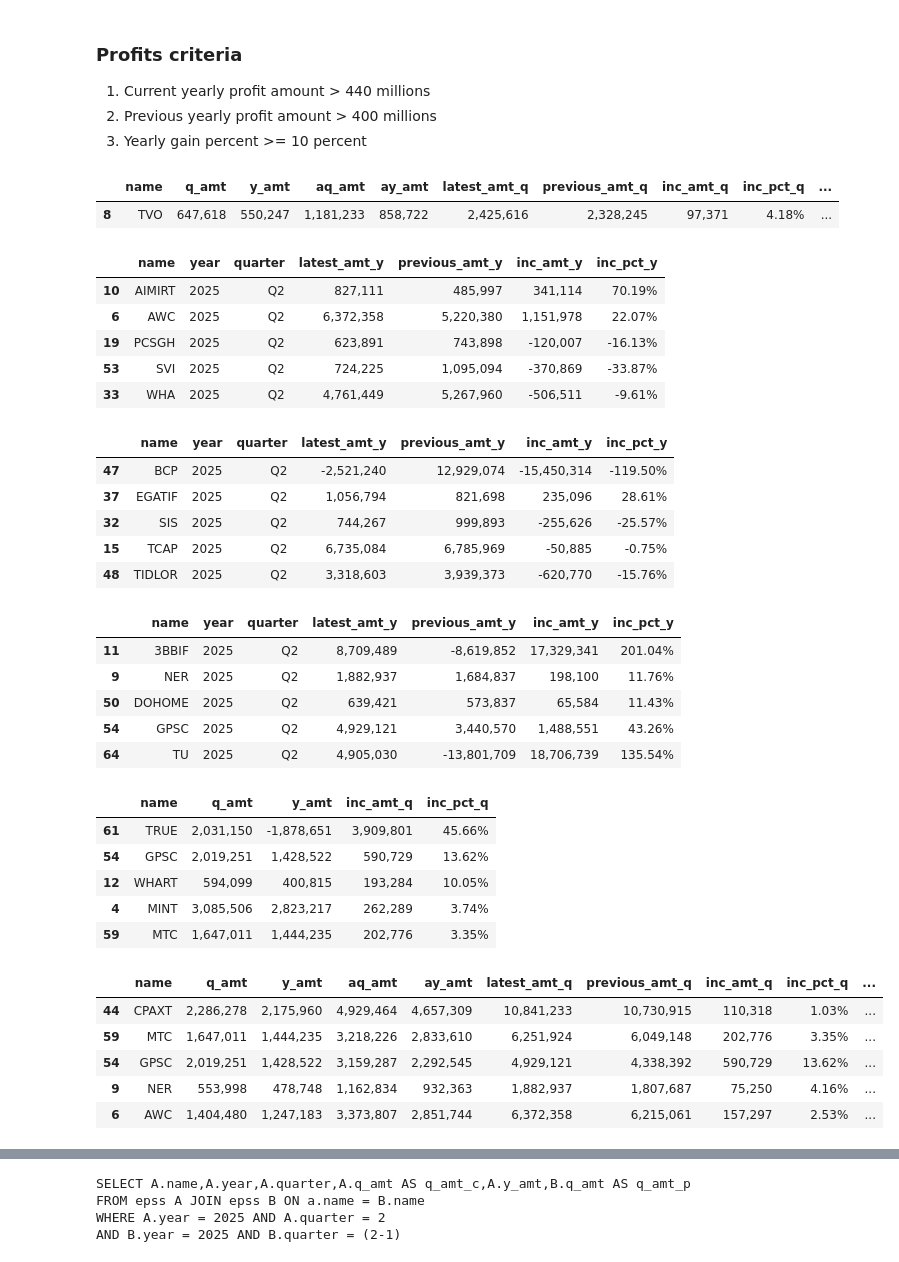
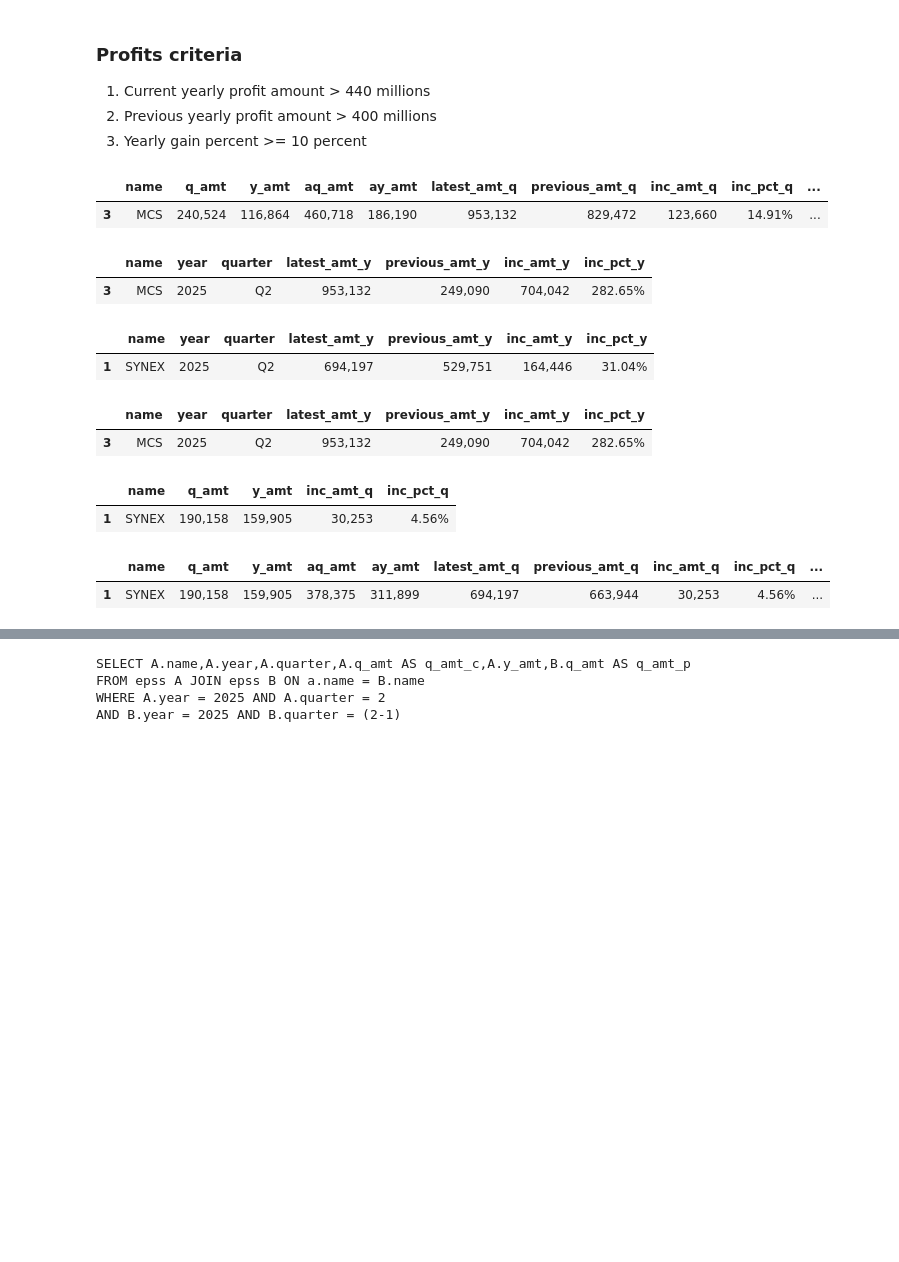
Before and after one commit to santimcs/A5, a Jupyter notebook: Quarterly/240-Create Profits Q2.ipynb, the cells around one changed output, grey strips where cells are left out. Drawn from its saved outputs; the diff is of its cells as text; code cells hidden in the pictures; blank space fills up the shorter version.

```diff
--- a/Quarterly/240-Create Profits Q2.ipynb
+++ b/Quarterly/240-Create Profits Q2.ipynb
@@ -23,6 +23,6 @@ print(formatted_time )
 # %%
 # Must modify select date to latest unprocessed date
-select_date = date(2025, 7, 30)
+select_date = date(2025, 8, 13)
 select_date = select_date.strftime("%Y-%m-%d")
 select_date
 # %% [output]
@@ -206,63 +206,43 @@ df_aggr.sample(5).style.format(format_dict)
 2. Previous yearly profit amount > 400 millions
 3. Yearly gain percent >= 10 percent
 # %%
-df_aggr[df_aggr['name'] == 'TVO'].style.format(format_dict)
+df_aggr[df_aggr['name'] == 'MCS'].style.format(format_dict)
 # %% [output]
 |  | name | q_amt | y_amt | aq_amt | ay_amt | latest_amt_q | previous_amt_q | inc_amt_q | inc_pct_q | ... |
-| 8 | TVO | 647,618 | 550,247 | 1,181,233 | 858,722 | 2,425,616 | 2,328,245 | 97,371 | 4.18% | ... |
+| 3 | MCS | 240,524 | 116,864 | 460,718 | 186,190 | 953,132 | 829,472 | 123,660 | 14.91% | ... |
 # %%
 criteria_1 = df_aggr.latest_amt_y > 440_000
-df_aggr.loc[criteria_1, cols].sample(5).sort_values(by=["name"], ascending=True).style.format(format_dict)
+df_aggr.loc[criteria_1, cols].sample().sort_values(by=["name"], ascending=True).style.format(format_dict)
 # %% [output]
 |  | name | year | quarter | latest_amt_y | previous_amt_y | inc_amt_y | inc_pct_y |
-| 10 | AIMIRT | 2025 | Q2 | 827,111 | 485,997 | 341,114 | 70.19% |
-| 6 | AWC | 2025 | Q2 | 6,372,358 | 5,220,380 | 1,151,978 | 22.07% |
-| 19 | PCSGH | 2025 | Q2 | 623,891 | 743,898 | -120,007 | -16.13% |
-| 53 | SVI | 2025 | Q2 | 724,225 | 1,095,094 | -370,869 | -33.87% |
-| 33 | WHA | 2025 | Q2 | 4,761,449 | 5,267,960 | -506,511 | -9.61% |
+| 3 | MCS | 2025 | Q2 | 953,132 | 249,090 | 704,042 | 282.65% |
 # %%
 criteria_2 = df_aggr.previous_amt_y >= 400_000
-df_aggr.loc[criteria_2, cols].sample(5).sort_values(by=["name"], ascending=True).style.format(format_dict)
+df_aggr.loc[criteria_2, cols].sample().sort_values(by=["name"], ascending=True).style.format(format_dict)
 # %% [output]
 |  | name | year | quarter | latest_amt_y | previous_amt_y | inc_amt_y | inc_pct_y |
-| 47 | BCP | 2025 | Q2 | -2,521,240 | 12,929,074 | -15,450,314 | -119.50% |
-| 37 | EGATIF | 2025 | Q2 | 1,056,794 | 821,698 | 235,096 | 28.61% |
-| 32 | SIS | 2025 | Q2 | 744,267 | 999,893 | -255,626 | -25.57% |
-| 15 | TCAP | 2025 | Q2 | 6,735,084 | 6,785,969 | -50,885 | -0.75% |
-| 48 | TIDLOR | 2025 | Q2 | 3,318,603 | 3,939,373 | -620,770 | -15.76% |
+| 1 | SYNEX | 2025 | Q2 | 694,197 | 529,751 | 164,446 | 31.04% |
 # %%
 criteria_3 = df_aggr.inc_pct_y >= 10.00
-df_aggr.loc[criteria_3, cols].sample(5).style.format(format_dict)
+df_aggr.loc[criteria_3, cols].sample().style.format(format_dict)
 # %% [output]
 |  | name | year | quarter | latest_amt_y | previous_amt_y | inc_amt_y | inc_pct_y |
-| 11 | 3BBIF | 2025 | Q2 | 8,709,489 | -8,619,852 | 17,329,341 | 201.04% |
-| 9 | NER | 2025 | Q2 | 1,882,937 | 1,684,837 | 198,100 | 11.76% |
-| 50 | DOHOME | 2025 | Q2 | 639,421 | 573,837 | 65,584 | 11.43% |
-| 54 | GPSC | 2025 | Q2 | 4,929,121 | 3,440,570 | 1,488,551 | 43.26% |
-| 64 | TU | 2025 | Q2 | 4,905,030 | -13,801,709 | 18,706,739 | 135.54% |
+| 3 | MCS | 2025 | Q2 | 953,132 | 249,090 | 704,042 | 282.65% |
 # %%
 criteria_4 = (df_aggr.q_amt > df_aggr.y_amt)
 colt = 'name q_amt y_amt inc_amt_q inc_pct_q'.split()
-df_aggr.loc[criteria_4,colt].sample(5).sort_values(['inc_pct_q'],ascending=[False]).style.format(format_dict)
+df_aggr.loc[criteria_4,colt].sample().sort_values(['inc_pct_q'],ascending=[False]).style.format(format_dict)
 # %% [output]
 |  | name | q_amt | y_amt | inc_amt_q | inc_pct_q |
-| 61 | TRUE | 2,031,150 | -1,878,651 | 3,909,801 | 45.66% |
-| 54 | GPSC | 2,019,251 | 1,428,522 | 590,729 | 13.62% |
-| 12 | WHART | 594,099 | 400,815 | 193,284 | 10.05% |
-| 4 | MINT | 3,085,506 | 2,823,217 | 262,289 | 3.74% |
-| 59 | MTC | 1,647,011 | 1,444,235 | 202,776 | 3.35% |
+| 1 | SYNEX | 190,158 | 159,905 | 30,253 | 4.56% |
 # %%
 profits_criteria = criteria_1 & criteria_2 & criteria_3 & criteria_4
 #profits_criteria = criteria_1 & criteria_2
 filter = df_aggr.loc[profits_criteria]
-filter.sort_values('name').sample(5).style.format(format_dict)
+filter.sort_values('name').sample().style.format(format_dict)
 # %% [output]
 |  | name | q_amt | y_amt | aq_amt | ay_amt | latest_amt_q | previous_amt_q | inc_amt_q | inc_pct_q | ... |
-| 44 | CPAXT | 2,286,278 | 2,175,960 | 4,929,464 | 4,657,309 | 10,841,233 | 10,730,915 | 110,318 | 1.03% | ... |
-| 59 | MTC | 1,647,011 | 1,444,235 | 3,218,226 | 2,833,610 | 6,251,924 | 6,049,148 | 202,776 | 3.35% | ... |
-| 54 | GPSC | 2,019,251 | 1,428,522 | 3,159,287 | 2,292,545 | 4,929,121 | 4,338,392 | 590,729 | 13.62% | ... |
-| 9 | NER | 553,998 | 478,748 | 1,162,834 | 932,363 | 1,882,937 | 1,807,687 | 75,250 | 4.16% | ... |
-| 6 | AWC | 1,404,480 | 1,247,183 | 3,373,807 | 2,851,744 | 6,372,358 | 6,215,061 | 157,297 | 2.53% | ... |
+| 1 | SYNEX | 190,158 | 159,905 | 378,375 | 311,899 | 694,197 | 663,944 | 30,253 | 4.56% | ... |
 # %%
 columns = 'year quarter q_amt y_amt aq_amt ay_amt'.split()
 pre_final = filter.drop(columns, axis=1)
```
Also changed, not shown: parts of 29 cells of this notebook, 5 other files.
